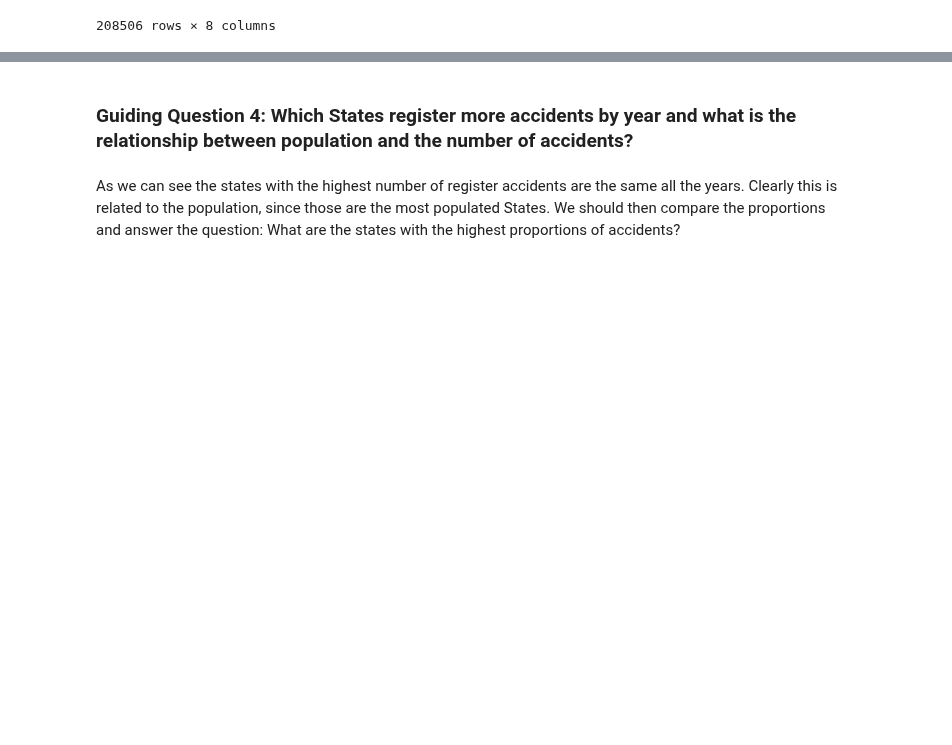
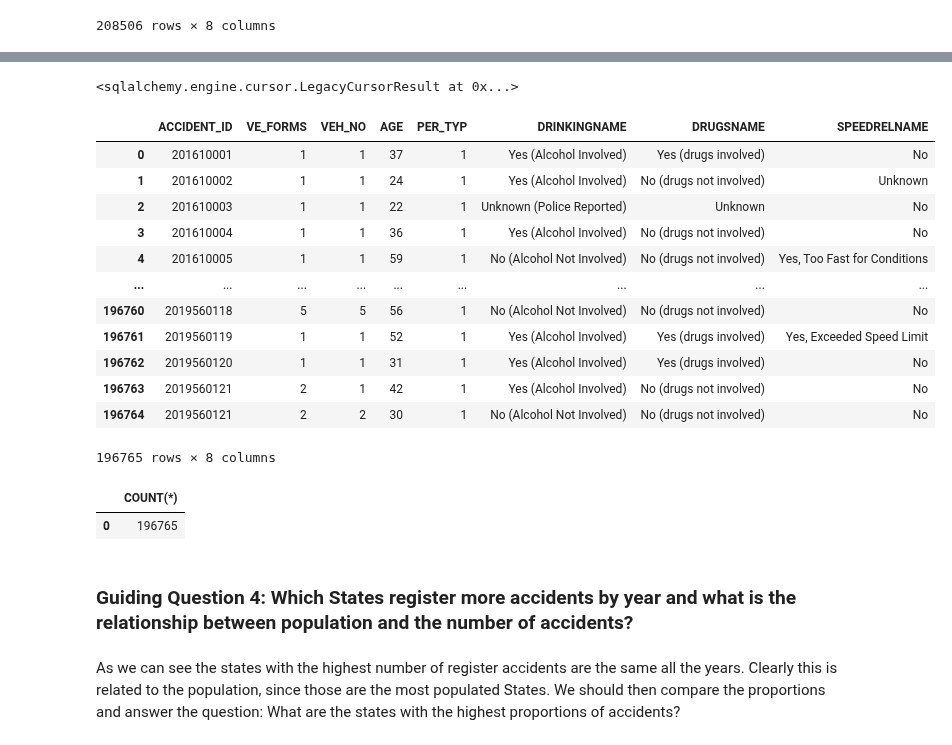
Before and after one commit to ddlondono/Traffic-Incidents-, a Jupyter notebook: Data 604 Project.ipynb, the cells around one changed output, grey strips where cells are left out. Drawn from its saved outputs; the diff is of its cells as text; code cells hidden in the pictures; blank space fills up the shorter version.

Commit message:
Updated driver impair factors

```diff
--- a/Data 604 Project.ipynb
+++ b/Data 604 Project.ipynb
@@ -668,0 +683,41 @@ join_speed_distract
+# %%
+removedup_distract = f'''
+CREATE TABLE distract_no_dup AS
+SELECT
+ACCIDENT_ID,
+VEH_NO,
+MDRDSTRDNAME
+FROM distract
+GROUP BY ACCIDENT_ID, VEH_NO'''
+
+engine.execute(removedup_distract)
+# %% [output]
+<sqlalchemy.engine.cursor.LegacyCursorResult at 0x...>
+# %%
+join_speed = pd.read_sql_query('''SELECT
+                               af.ACCIDENT_ID,
+                               af.VE_FORMS,
+                               af.VEH_NO,
+                               af.AGE,
+                               af.PER_TYP,
+                               af.DRINKINGNAME,
+                               af.DRUGSNAME,
+                               v.SPEEDRELNAME
+                               FROM accident_factors af
+                               LEFT JOIN vehicle v
+                               ON af.ACCIDENT_ID = v.ACCIDENT_ID AND af.VEH_NO = v.VEH_NO''',engine)
+join_speed
+# %% [output]
+|  | ACCIDENT_ID | VE_FORMS | VEH_NO | AGE | PER_TYP | DRINKINGNAME | DRUGSNAME | SPEEDRELNAME |
+| 0 | 201610001 | 1 | 1 | 37 | 1 | Yes (Alcohol Involved) | Yes (drugs involved) | No |
+| 1 | 201610002 | 1 | 1 | 24 | 1 | Yes (Alcohol Involved) | No (drugs not involved) | Unknown |
+| 2 | 201610003 | 1 | 1 | 22 | 1 | Unknown (Police Reported) | Unknown | No |
+| 3 | 201610004 | 1 | 1 | 36 | 1 | Yes (Alcohol Involved) | No (drugs not involved) | No |
+| 4 | 201610005 | 1 | 1 | 59 | 1 | No (Alcohol Not Involved) | No (drugs not involved) | Yes, Too Fast for Conditions |
+| ... | ... | ... | ... | ... | ... | ... | ... | ... |
+| 196760 | 2019560118 | 5 | 5 | 56 | 1 | No (Alcohol Not Involved) | No (drugs not involved) | No |
+| 196761 | 2019560119 | 1 | 1 | 52 | 1 | Yes (Alcohol Involved) | Yes (drugs involved) | Yes, Exceeded Speed Limit |
+| 196762 | 2019560120 | 1 | 1 | 31 | 1 | Yes (Alcohol Involved) | Yes (drugs involved) | No |
+| 196763 | 2019560121 | 2 | 1 | 42 | 1 | Yes (Alcohol Involved) | No (drugs not involved) | No |
+| 196764 | 2019560121 | 2 | 2 | 30 | 1 | No (Alcohol Not Involved) | No (drugs not involved) | No |
+196765 rows × 8 columns
@@ -669,3 +759,10 @@ join_speed_distract
+# %%
+countrows_accidentfactors = pd.read_sql_query('''SELECT COUNT(*)
+                                              FROM accident_factors''',engine)
+countrows_accidentfactors
+# %% [output]
+|  | COUNT(*) |
+| 0 | 196765 |
 # %% [markdown]
 ### Guiding Question 4: Which States register more accidents by year and what is the relationship between population and the number of accidents?
 # %% [markdown]
```
Also changed, not shown: parts of 3 cells of this notebook, 2 other files.
